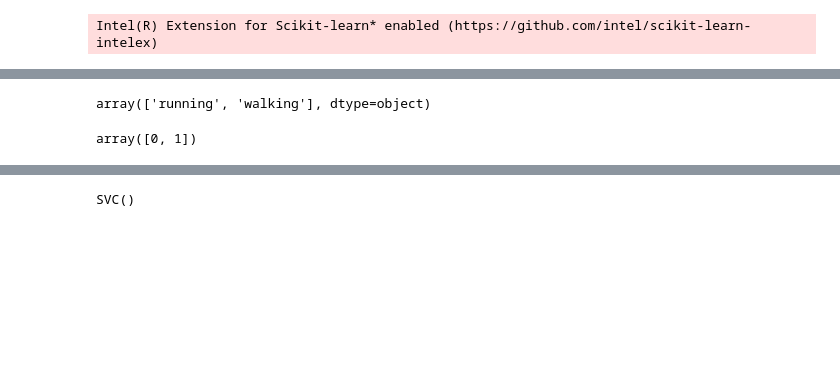
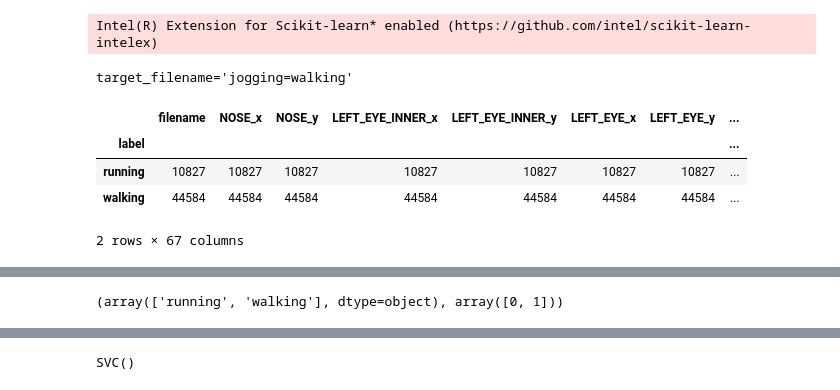
Before and after one commit to JohnYeung-dojjy/play_music_if_see_people_run, a Jupyter notebook: train_model.ipynb, the cells around one changed output, grey strips where cells are left out. Cells and saved outputs as stored; diff of their text form; code cells hidden in the pictures; blank space fills up the shorter version.

```diff
--- a/train_model.ipynb
+++ b/train_model.ipynb
@@ -25,3 +18,21 @@ training_data = training_data.apply(lambda row: row[training_data['label'].isin(
+# %%
+jogging: str = "walking" # "" (empty string), "walking" or "running"
+training_data = load_KTH()
+if jogging:
+  training_data.label = training_data.label.str.replace("jogging", jogging)
+  target_filename = f"jogging={jogging}"
+else:
+  training_data = training_data.apply(lambda row: row[training_data['label'].isin(['walking','running'])])
+  target_filename = "no_jogging"
+print(f"{target_filename=}")
+training_data.groupby('label').count()
+# %% [output]
+target_filename='jogging=walking'
+|  | filename | NOSE_x | NOSE_y | LEFT_EYE_INNER_x | LEFT_EYE_INNER_y | LEFT_EYE_x | LEFT_EYE_y | ... |
+| label |  |  |  |  |  |  |  | ... |
+| running | 10827 | 10827 | 10827 | 10827 | 10827 | 10827 | 10827 | ... |
+| walking | 44584 | 44584 | 44584 | 44584 | 44584 | 44584 | 44584 | ... |
+2 rows × 67 columns
 # %% [markdown]
 <img src="images/Pose Landmark Model.png"><img>
 
@@ -52,11 +63,7 @@ training_data.head()
 | 4 | 0.360114 | 0.157081 | 0.347016 | 0.145569 | 0.386547 | 0.340360 | ... |
 5 rows × 25 columns
 # %%
-le.classes_
+le.classes_, le.transform(le.classes_)
 # %% [output]
-array(['running', 'walking'], dtype=object)
+(array(['running', 'walking'], dtype=object), array([0, 1]))
-# %%
-le.transform(le.classes_)
-# %% [output]
-array([0, 1])
 # %%
```
Also changed, not shown: parts of 8 cells of this notebook.
